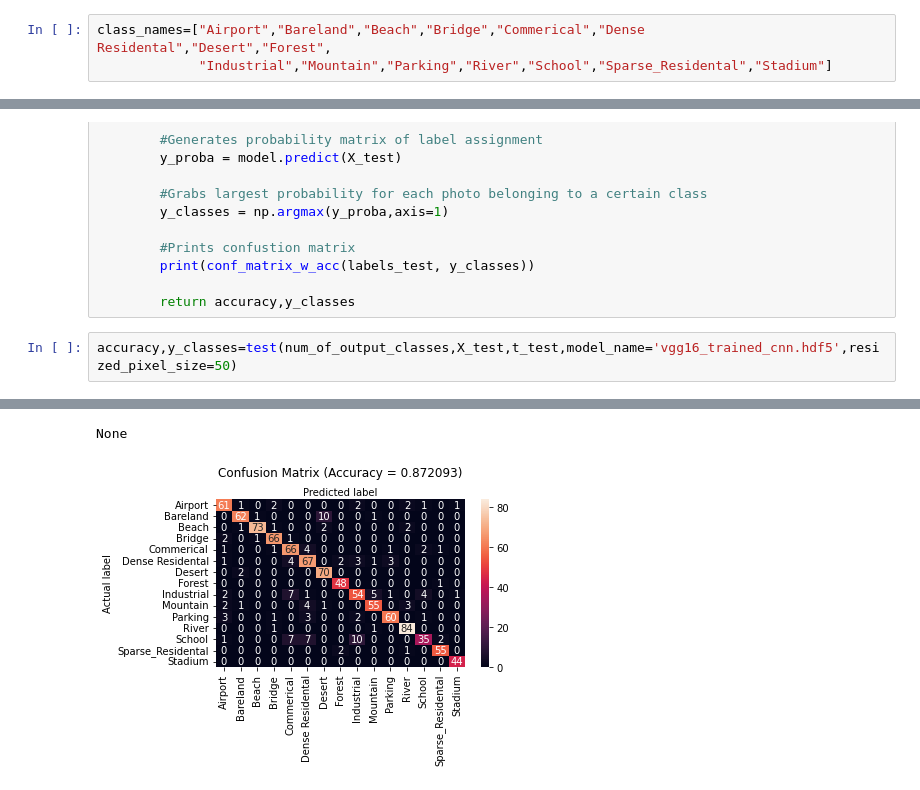
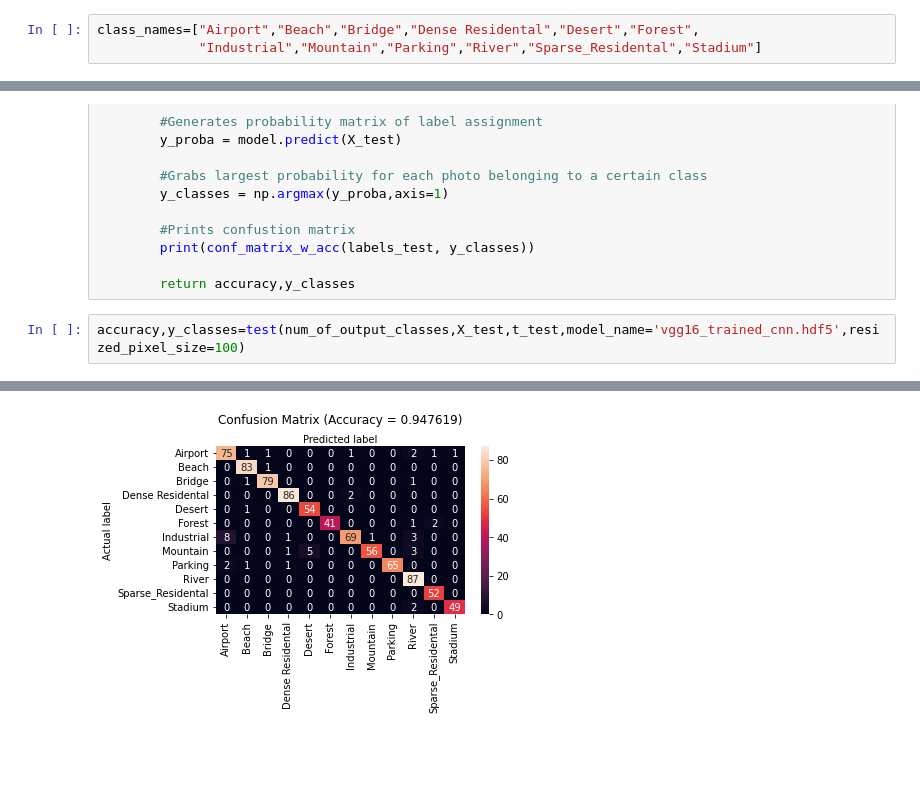
Before and after one commit to Michelle584/Final-Project-Pattern-Rec, a Jupyter notebook: Test.ipynb, the cells around one changed output, grey strips where cells are left out. Cells and saved outputs as stored; diff of their text form; blank space fills up the shorter version.

Commit message:
Fixed test accuracy with size 100 images

```diff
--- a/Test.ipynb
+++ b/Test.ipynb
@@ -30,6 +26,6 @@ X_test=tensorflow.keras.applications.vgg16.preprocess_input(X_test, data_format=
 # %%
-class_names=["Airport","Bareland","Beach","Bridge","Commerical","Dense Residental","Desert","Forest",
-             "Industrial","Mountain","Parking","River","School","Sparse_Residental","Stadium"]
+class_names=["Airport","Beach","Bridge","Dense Residental","Desert","Forest",
+             "Industrial","Mountain","Parking","River","Sparse_Residental","Stadium"]
 # %%
 def conf_matrix_w_acc(y_test, labels):
     # Evaluate trained model in validation set
@@ -74,5 +70,5 @@ def test(class_num,X_test,labels_test,model_name='vgg16_trained_cnn.hdf5',resize
 
         return accuracy,y_classes
 # %%
-accuracy,y_classes=test(num_of_output_classes,X_test,t_test,model_name='vgg16_trained_cnn.hdf5',resized_pixel_size=50)
+accuracy,y_classes=test(num_of_output_classes,X_test,t_test,model_name='vgg16_trained_cnn.hdf5',resized_pixel_size=100)
 # %% [output]
@@ -90,2 +78 @@ This message will be only logged once.
-None
-[figure, old version]
+[figure, new version]
```
Also changed, not shown: parts of 3 cells of this notebook, 4 other files.
